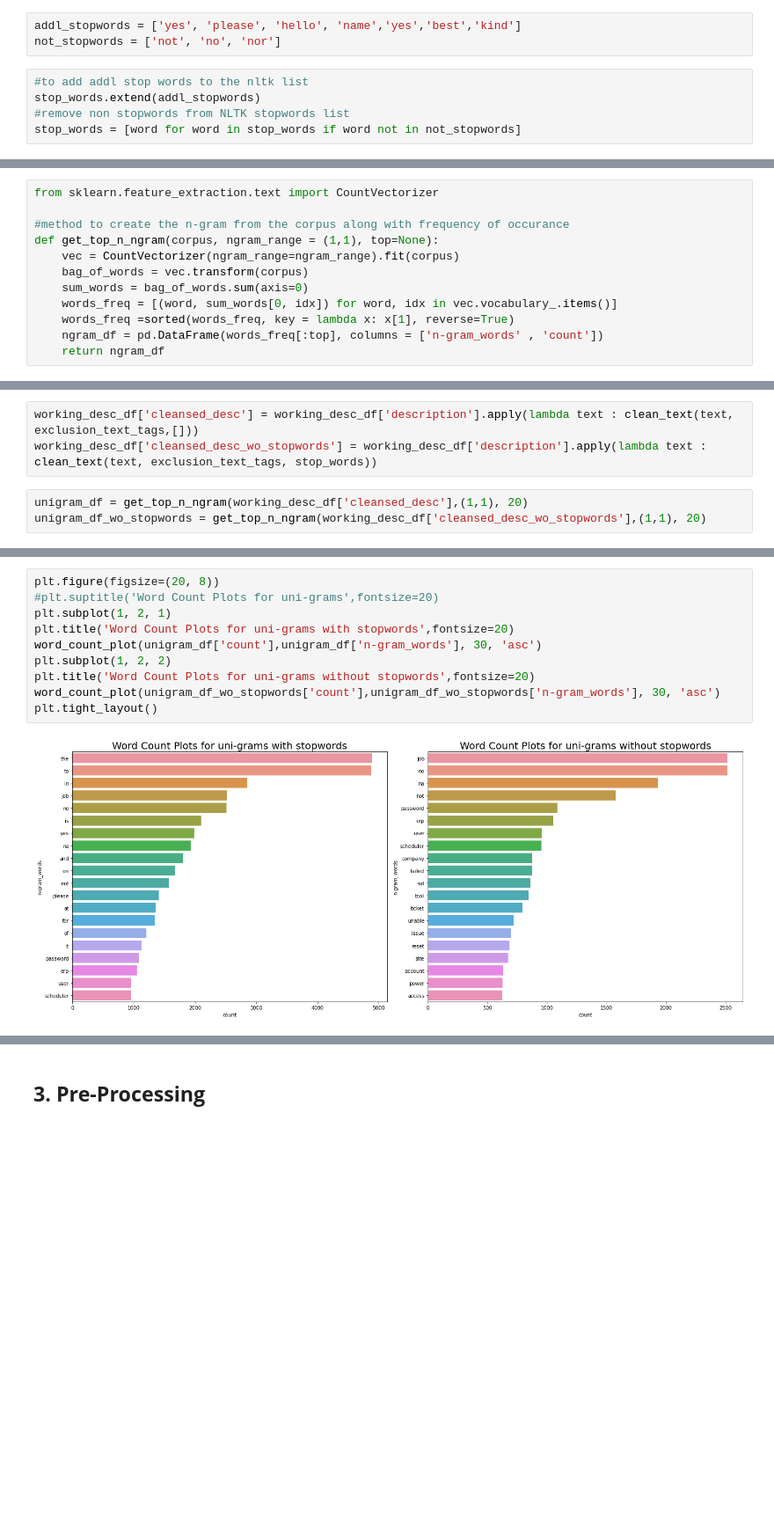
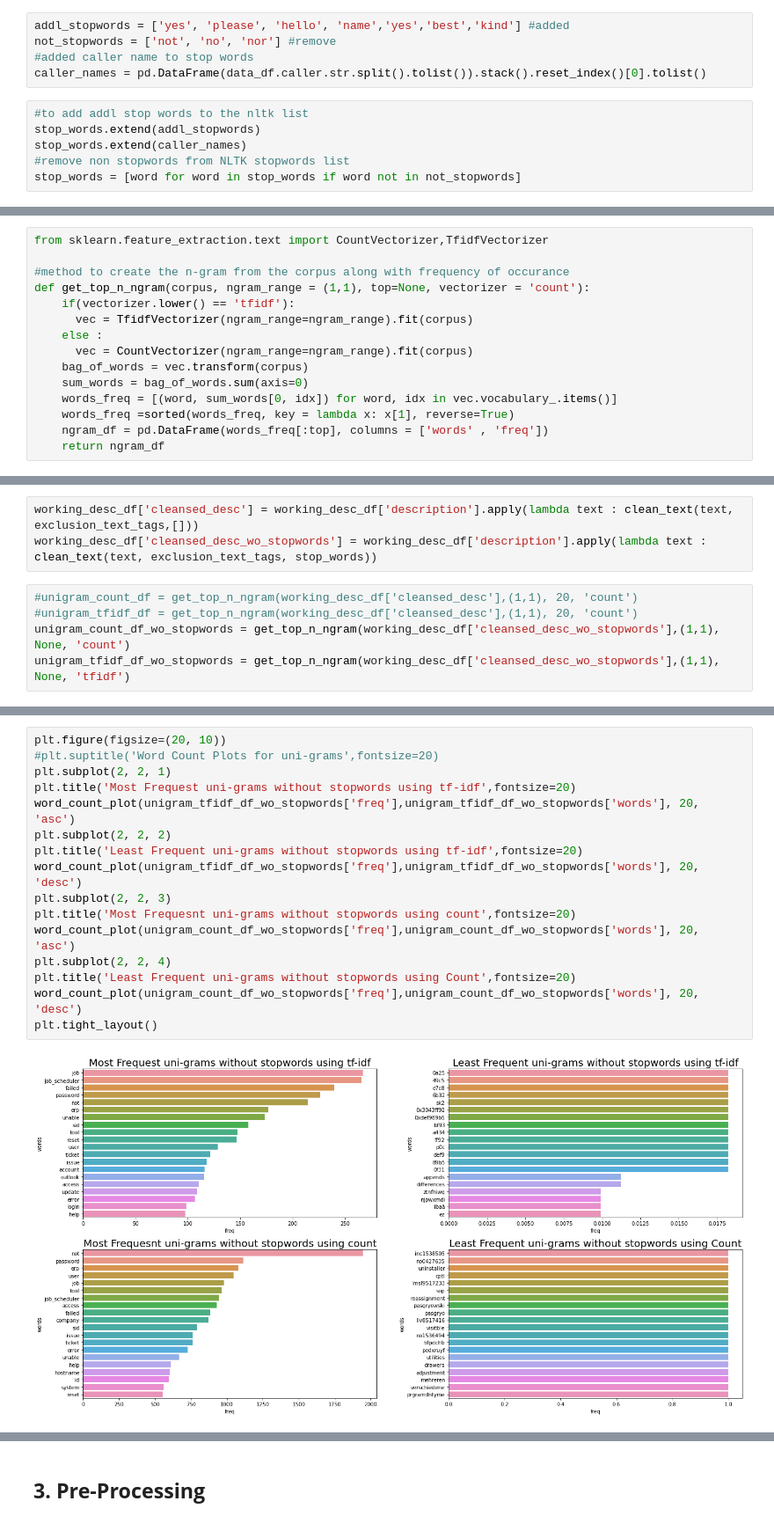
Before and after one commit to aiml-may19/nlp-capstone, a Jupyter notebook: code/CapstoneProject.ipynb, the cells around one changed output, grey strips where cells are left out. Shown at 88% size. Drawn from its saved outputs; the diff is of its cells as text; blank space fills up the shorter version.

Commit message:
Updates on pre proessing
1. Review comments from week1 review session
2. Vocabulary creation based on n-grams

```diff
--- a/code/CapstoneProject.ipynb
+++ b/code/CapstoneProject.ipynb
@@ -481,9 +640,12 @@ word_count_plot(removed_words_df['count'],removed_words_df['words'], 30, 'asc')
 # %%
-addl_stopwords = ['yes', 'please', 'hello', 'name','yes','best','kind']
-not_stopwords = ['not', 'no', 'nor']
+addl_stopwords = ['yes', 'please', 'hello', 'name','yes','best','kind'] #added
+not_stopwords = ['not', 'no', 'nor'] #remove
+#added caller name to stop words
+caller_names = pd.DataFrame(data_df.caller.str.split().tolist()).stack().reset_index()[0].tolist()
 # %%
 #to add addl stop words to the nltk list
 stop_words.extend(addl_stopwords)
+stop_words.extend(caller_names)
 #remove non stopwords from NLTK stopwords list
 stop_words = [word for word in stop_words if word not in not_stopwords]
 # %%
@@ -505,14 +667,17 @@ word_count_plot(removed_words_df['count'],removed_words_df['words'], 30, 'asc')
 # %% [markdown]
 ### **2.3.4 n-gram Analysis**
 # %%
-from sklearn.feature_extraction.text import CountVectorizer
+from sklearn.feature_extraction.text import CountVectorizer,TfidfVectorizer
 
 #method to create the n-gram from the corpus along with frequency of occurance
-def get_top_n_ngram(corpus, ngram_range = (1,1), top=None):
-    vec = CountVectorizer(ngram_range=ngram_range).fit(corpus)
+def get_top_n_ngram(corpus, ngram_range = (1,1), top=None, vectorizer = 'count'):
+    if(vectorizer.lower() == 'tfidf'):
+      vec = TfidfVectorizer(ngram_range=ngram_range).fit(corpus)
+    else :
+      vec = CountVectorizer(ngram_range=ngram_range).fit(corpus)
     bag_of_words = vec.transform(corpus)
     sum_words = bag_of_words.sum(axis=0)
     words_freq = [(word, sum_words[0, idx]) for word, idx in vec.vocabulary_.items()]
     words_freq =sorted(words_freq, key = lambda x: x[1], reverse=True)
-    ngram_df = pd.DataFrame(words_freq[:top], columns = ['n-gram_words' , 'count'])
+    ngram_df = pd.DataFrame(words_freq[:top], columns = ['words' , 'freq'])
     return ngram_df
@@ -520,5 +700,7 @@ def get_top_n_ngram(corpus, ngram_range = (1,1), top=None):
 working_desc_df['cleansed_desc'] = working_desc_df['description'].apply(lambda text : clean_text(text, exclusion_text_tags,[]))
 working_desc_df['cleansed_desc_wo_stopwords'] = working_desc_df['description'].apply(lambda text : clean_text(text, exclusion_text_tags, stop_words))
 # %%
-unigram_df = get_top_n_ngram(working_desc_df['cleansed_desc'],(1,1), 20)
-unigram_df_wo_stopwords = get_top_n_ngram(working_desc_df['cleansed_desc_wo_stopwords'],(1,1), 20)
+#unigram_count_df = get_top_n_ngram(working_desc_df['cleansed_desc'],(1,1), 20, 'count')
+#unigram_tfidf_df = get_top_n_ngram(working_desc_df['cleansed_desc'],(1,1), 20, 'count')
+unigram_count_df_wo_stopwords = get_top_n_ngram(working_desc_df['cleansed_desc_wo_stopwords'],(1,1), None, 'count')
+unigram_tfidf_df_wo_stopwords = get_top_n_ngram(working_desc_df['cleansed_desc_wo_stopwords'],(1,1), None, 'tfidf')
@@ -525,12 +713,18 @@ unigram_df_wo_stopwords = get_top_n_ngram(working_desc_df['cleansed_desc_wo_stop
 # %%
-plt.figure(figsize=(20, 8))
+plt.figure(figsize=(20, 10))
 #plt.suptitle('Word Count Plots for uni-grams',fontsize=20)
-plt.subplot(1, 2, 1)
-plt.title('Word Count Plots for uni-grams with stopwords',fontsize=20)
-word_count_plot(unigram_df['count'],unigram_df['n-gram_words'], 30, 'asc')
-plt.subplot(1, 2, 2)
-plt.title('Word Count Plots for uni-grams without stopwords',fontsize=20)
-word_count_plot(unigram_df_wo_stopwords['count'],unigram_df_wo_stopwords['n-gram_words'], 30, 'asc')
+plt.subplot(2, 2, 1)
+plt.title('Most Frequest uni-grams without stopwords using tf-idf',fontsize=20)
+word_count_plot(unigram_tfidf_df_wo_stopwords['freq'],unigram_tfidf_df_wo_stopwords['words'], 20, 'asc')
+plt.subplot(2, 2, 2)
+plt.title('Least Frequent uni-grams without stopwords using tf-idf',fontsize=20)
+word_count_plot(unigram_tfidf_df_wo_stopwords['freq'],unigram_tfidf_df_wo_stopwords['words'], 20, 'desc')
+plt.subplot(2, 2, 3)
+plt.title('Most Frequesnt uni-grams without stopwords using count',fontsize=20)
+word_count_plot(unigram_count_df_wo_stopwords['freq'],unigram_count_df_wo_stopwords['words'], 20, 'asc')
+plt.subplot(2, 2, 4)
+plt.title('Least Frequent uni-grams without stopwords using Count',fontsize=20)
+word_count_plot(unigram_count_df_wo_stopwords['freq'],unigram_count_df_wo_stopwords['words'], 20, 'desc')
 plt.tight_layout()
 # %% [output]
-[figure, old version]
+[figure, new version]
```
Also changed, not shown: parts of 93 cells of this notebook, 1 other file.
